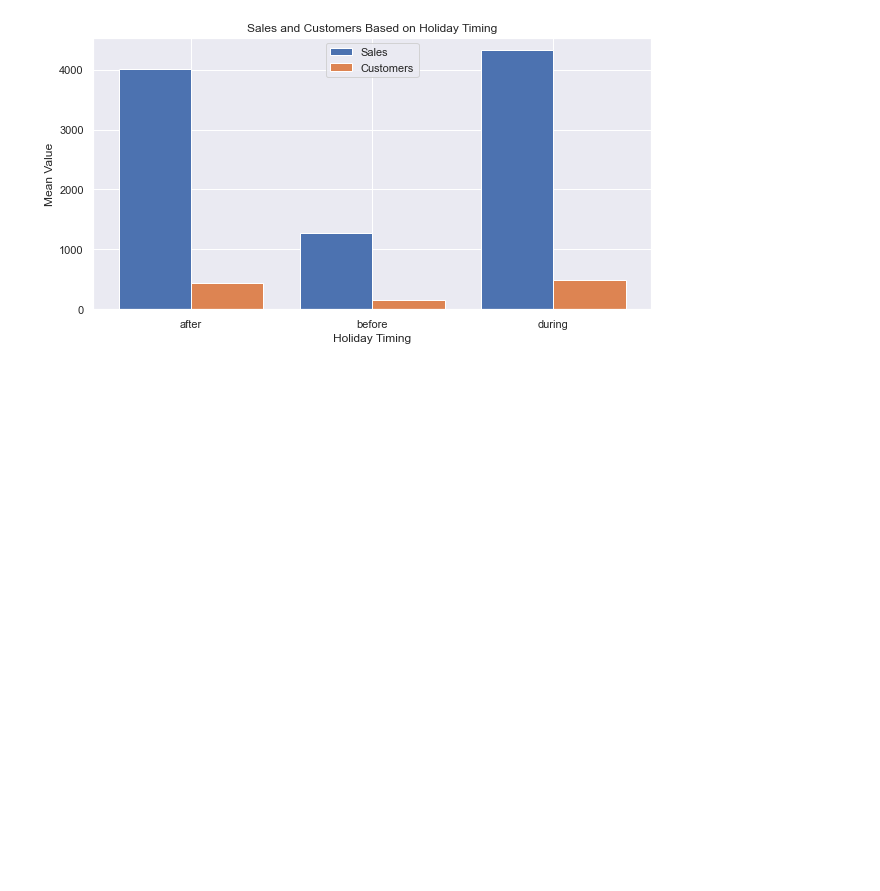
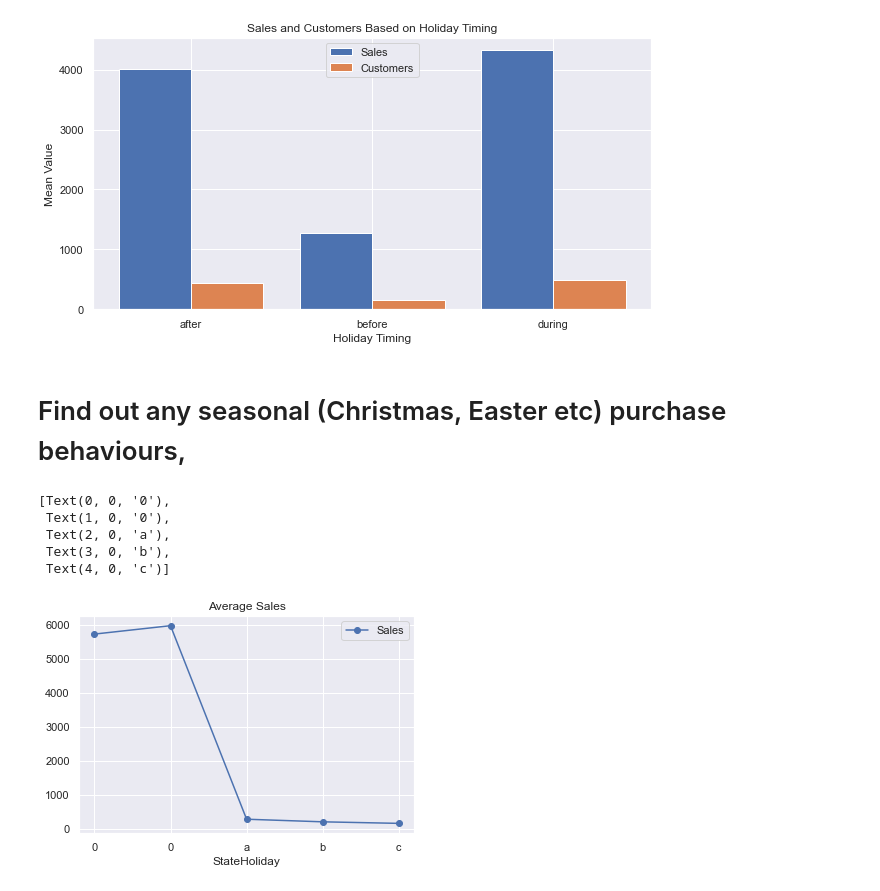
Before and after one commit to kebishaa/Pharmaceutical-Sales-Prediction, a Jupyter notebook: notebooks/data_exploration.ipynb, the cells around one changed output. Drawn from its saved outputs; the diff is of its cells as text; code cells hidden in the pictures; blank space fills up the shorter version.

Commit message:
average sales plot

```diff
--- a/notebooks/data_exploration.ipynb
+++ b/notebooks/data_exploration.ipynb
@@ -162,3 +162,31 @@ plt.legend()
 # %% [output]
 <matplotlib.legend.Legend at 0x...>
 [figure]
+# %% [markdown]
+# Find out any seasonal (Christmas, Easter etc) purchase behaviours,
+# %%
+# Create Year and Month columns
+train_data['Year']  = train_data['Date'].apply(lambda x: int(str(x)[:4]))
+train_data['Month'] = train_data['Date'].apply(lambda x: int(str(x)[5:7]))
+
+test_data['Year']  = test_data['Date'].apply(lambda x: int(str(x)[:4]))
+test_data['Month'] = test_data['Date'].apply(lambda x: int(str(x)[5:7]))
+
+# Assign Date column to Date(Year-Month) instead of (Year-Month-Day)
+# this column will be useful in analysis and visualization
+train_data['Date'] = train_data['Date'].apply(lambda x: (str(x)[:7]))
+test_data['Date']     = test_data['Date'].apply(lambda x: (str(x)[:7]))
+# %%
+average_sales = train_data.groupby('StateHoliday')["Sales"].mean()
+# average_sales = average_sales.iloc[2:,:]
+# %%
+ax1 = average_sales.plot(legend=True,marker='o',title="Average Sales")
+ax1.set_xticks(range(len(average_sales)))
+ax1.set_xticklabels(average_sales.index.tolist())
+# %% [output]
+[Text(0, 0, '0'),
+ Text(1, 0, '0'),
+ Text(2, 0, 'a'),
+ Text(3, 0, 'b'),
+ Text(4, 0, 'c')]
+[figure, added]
```
